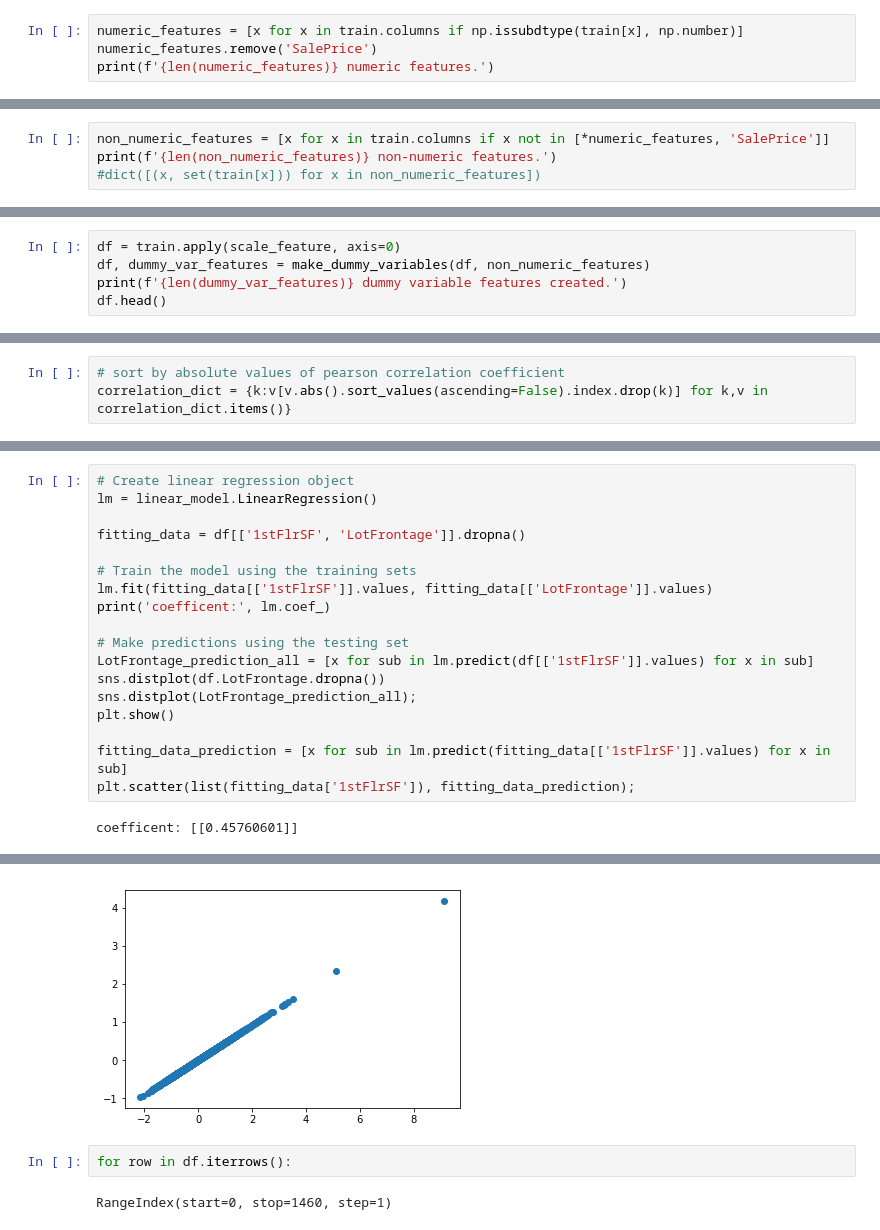
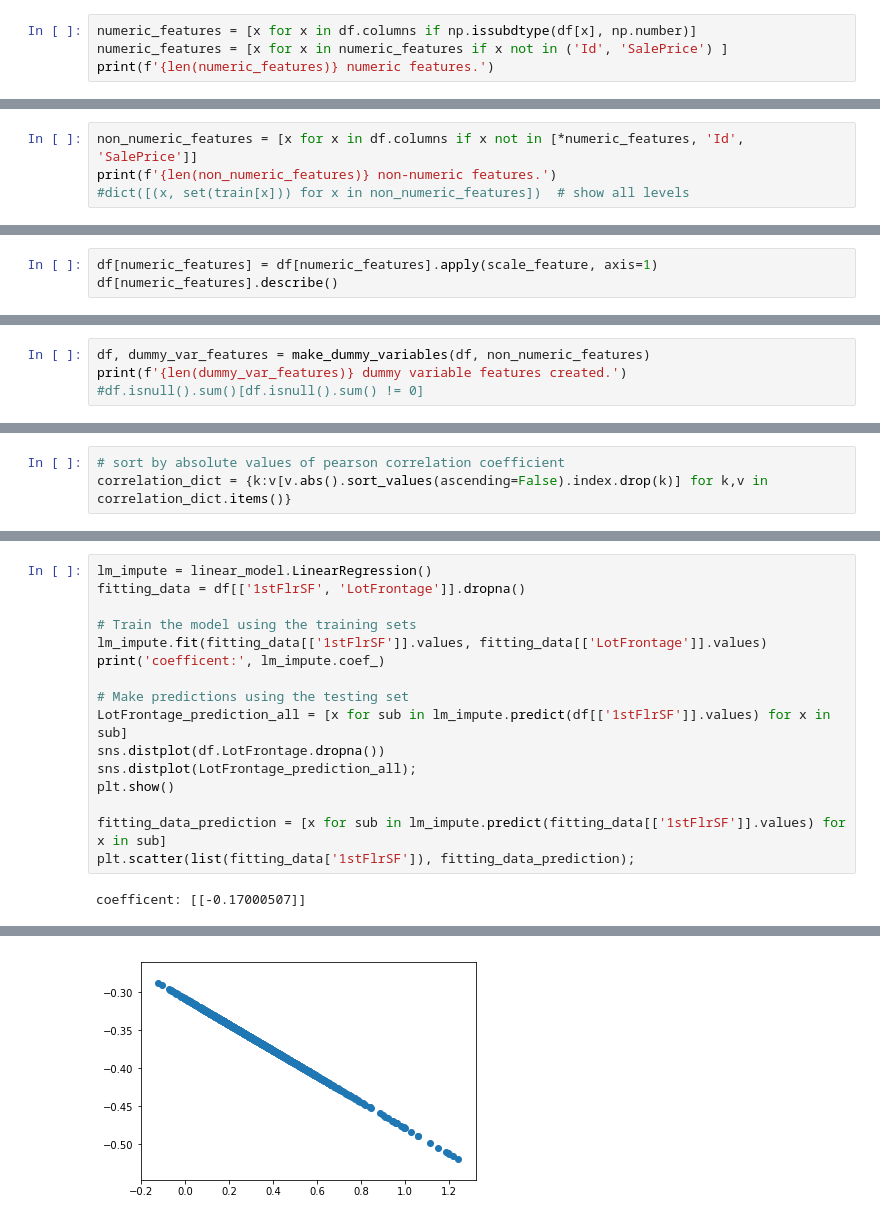
Before and after one commit to raph333/kaggle-house-price-prediction, a Jupyter notebook: scripts/exploratory.ipynb, the cells around one changed output, grey strips where cells are left out. Cells and saved outputs as stored; diff of their text form.

Commit message:
finished preprocessing and first (failed) prediction

```diff
--- a/scripts/exploratory.ipynb
+++ b/scripts/exploratory.ipynb
@@ -57,5 +95,5 @@ def make_dummy_variables(df, feature_names):
 # %%
-numeric_features = [x for x in train.columns if np.issubdtype(train[x], np.number)]
-numeric_features.remove('SalePrice')
+numeric_features = [x for x in df.columns if np.issubdtype(df[x], np.number)]
+numeric_features = [x for x in numeric_features if x not in ('Id', 'SalePrice') ]
 print(f'{len(numeric_features)} numeric features.')
 # %% [output]
@@ -63,5 +101,5 @@ print(f'{len(numeric_features)} numeric features.')
 # %%
-non_numeric_features = [x for x in train.columns if x not in [*numeric_features, 'SalePrice']]
+non_numeric_features = [x for x in df.columns if x not in [*numeric_features, 'Id', 'SalePrice']]
 print(f'{len(non_numeric_features)} non-numeric features.')
-#dict([(x, set(train[x])) for x in non_numeric_features])
+#dict([(x, set(train[x])) for x in non_numeric_features])  # show all levels
 # %% [output]
@@ -68,0 +107,3 @@ print(f'{len(non_numeric_features)} non-numeric features.')
+# %%
+df[numeric_features] = df[numeric_features].apply(scale_feature, axis=1)
+df[numeric_features].describe()
@@ -69,6 +120,5 @@ print(f'{len(non_numeric_features)} non-numeric features.')
 # %%
-df = train.apply(scale_feature, axis=0)
 df, dummy_var_features = make_dummy_variables(df, non_numeric_features)
 print(f'{len(dummy_var_features)} dummy variable features created.')
-df.head()
+#df.isnull().sum()[df.isnull().sum() != 0]
 # %% [output]
@@ -154,22 +210,20 @@ OverallQual     0.547766
 Name: GarageYrBlt, dtype: float64
 [figure]
 # %%
-# Create linear regression object
-lm = linear_model.LinearRegression()
-
+lm_impute = linear_model.LinearRegression()
 fitting_data = df[['1stFlrSF', 'LotFrontage']].dropna()
 
 # Train the model using the training sets
-lm.fit(fitting_data[['1stFlrSF']].values, fitting_data[['LotFrontage']].values)
-print('coefficent:', lm.coef_)
+lm_impute.fit(fitting_data[['1stFlrSF']].values, fitting_data[['LotFrontage']].values)
+print('coefficent:', lm_impute.coef_)
 
 # Make predictions using the testing set
-LotFrontage_prediction_all = [x for sub in lm.predict(df[['1stFlrSF']].values) for x in sub]
+LotFrontage_prediction_all = [x for sub in lm_impute.predict(df[['1stFlrSF']].values) for x in sub]
 sns.distplot(df.LotFrontage.dropna())
 sns.distplot(LotFrontage_prediction_all);
 plt.show()
 
-fitting_data_prediction = [x for sub in lm.predict(fitting_data[['1stFlrSF']].values) for x in sub]
+fitting_data_prediction = [x for sub in lm_impute.predict(fitting_data[['1stFlrSF']].values) for x in sub]
 plt.scatter(list(fitting_data['1stFlrSF']), fitting_data_prediction);
 # %% [output]
-coefficent: [[0.45760601]]
+coefficent: [[-0.17000507]]
@@ -177,8 +231,4 @@ coefficent: [[0.45760601]]
-[figure, old version]
+[figure, new version]
-# %%
-for row in df.iterrows():
-# %% [output]
-RangeIndex(start=0, stop=1460, step=1)
 # %%
 df.GarageYrBlt = df.apply(lambda x: x.YearBuilt if np.isnan(x.GarageYrBlt) else x.GarageYrBlt, axis=1)
 df.MasVnrArea = df.MasVnrArea.map(lambda x: np.mean(df.MasVnrArea) if np.isnan(x) else x)
```
Also changed, not shown: parts of 18 cells of this notebook, 3 other files.
